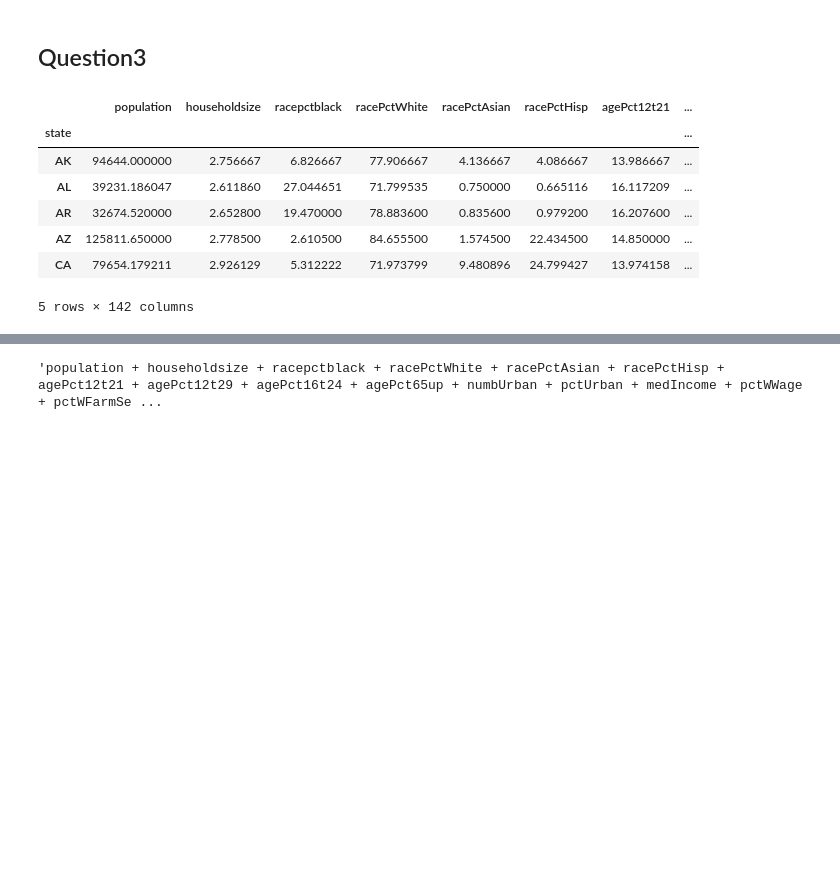
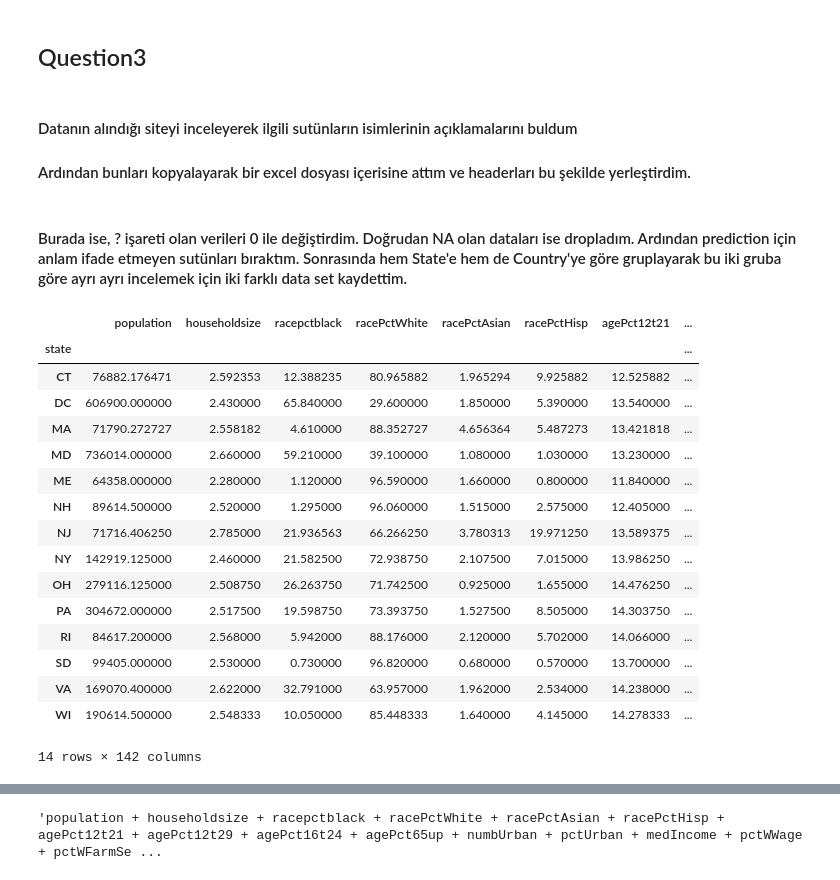
Before and after one commit to Lambd4Velorum/StatisticalDataAnalysis, a Jupyter notebook: HomeWork2.ipynb, the cells around one changed output, grey strips where cells are left out. Cells and saved outputs as stored; diff of their text form; code cells hidden in the pictures; blank space fills up the shorter version.

```diff
--- a/HomeWork2.ipynb
+++ b/HomeWork2.ipynb
@@ -289,3 +385,6 @@ Notes:
 # %% [markdown]
 ## Question3
+# %% [markdown]
+#### Datanın alındığı siteyi inceleyerek ilgili sutünların isimlerinin açıklamalarını buldum
+#### Ardından bunları kopyalayarak bir excel dosyası içerisine attım ve headerları bu şekilde yerleştirdim.
 # %%
@@ -298,24 +396,36 @@ for i in name:
 interconnections = pd.read_csv('https://archive.ics.uci.edu/ml/machine-learning-databases/00211/CommViolPredUnnormalizedData.txt',
                                sep=',',
                                header=None, names = names)
+# %% [markdown]
+#### Burada ise, ? işareti olan verileri 0 ile değiştirdim. Doğrudan NA olan dataları ise dropladım. Ardından prediction için anlam ifade etmeyen sutünları bıraktım. Sonrasında hem State'e hem de Country'ye göre gruplayarak bu iki gruba göre ayrı ayrı incelemek için iki farklı data set kaydettim.
 # %%
 for i in range(len(names)-2):
-    interconnections.loc[:,names[i+2]] = interconnections.loc[:,names[i+2]].replace("?",np.nan).astype(float)
+    interconnections.loc[:,names[i+2]] = interconnections.loc[:,names[i+2]].replace("?",0).astype(float)
 
+interconnections.dropna(inplace=True)
 community = interconnections.drop(columns=["state", "countyCode", "communityCode","fold"])
 communitydata = community.groupby("communityname").mean()
 
 state = interconnections.drop(columns=["communityname", "countyCode", "communityCode","fold"])
 statedata = state.groupby("state").mean()
 # %%
-statedata.head()
+statedata
 #124
 # %% [output]
 |  | population | householdsize | racepctblack | racePctWhite | racePctAsian | racePctHisp | agePct12t21 | ... |
 | state |  |  |  |  |  |  |  | ... |
-| AK | 94644.000000 | 2.756667 | 6.826667 | 77.906667 | 4.136667 | 4.086667 | 13.986667 | ... |
-| AL | 39231.186047 | 2.611860 | 27.044651 | 71.799535 | 0.750000 | 0.665116 | 16.117209 | ... |
-| AR | 32674.520000 | 2.652800 | 19.470000 | 78.883600 | 0.835600 | 0.979200 | 16.207600 | ... |
-| AZ | 125811.650000 | 2.778500 | 2.610500 | 84.655500 | 1.574500 | 22.434500 | 14.850000 | ... |
-| CA | 79654.179211 | 2.926129 | 5.312222 | 71.973799 | 9.480896 | 24.799427 | 13.974158 | ... |
+| CT | 76882.176471 | 2.592353 | 12.388235 | 80.965882 | 1.965294 | 9.925882 | 12.525882 | ... |
+| DC | 606900.000000 | 2.430000 | 65.840000 | 29.600000 | 1.850000 | 5.390000 | 13.540000 | ... |
+| MA | 71790.272727 | 2.558182 | 4.610000 | 88.352727 | 4.656364 | 5.487273 | 13.421818 | ... |
+| MD | 736014.000000 | 2.660000 | 59.210000 | 39.100000 | 1.080000 | 1.030000 | 13.230000 | ... |
+| ME | 64358.000000 | 2.280000 | 1.120000 | 96.590000 | 1.660000 | 0.800000 | 11.840000 | ... |
+| NH | 89614.500000 | 2.520000 | 1.295000 | 96.060000 | 1.515000 | 2.575000 | 12.405000 | ... |
+| NJ | 71716.406250 | 2.785000 | 21.936563 | 66.266250 | 3.780313 | 19.971250 | 13.589375 | ... |
+| NY | 142919.125000 | 2.460000 | 21.582500 | 72.938750 | 2.107500 | 7.015000 | 13.986250 | ... |
+| OH | 279116.125000 | 2.508750 | 26.263750 | 71.742500 | 0.925000 | 1.655000 | 14.476250 | ... |
+| PA | 304672.000000 | 2.517500 | 19.598750 | 73.393750 | 1.527500 | 8.505000 | 14.303750 | ... |
+| RI | 84617.200000 | 2.568000 | 5.942000 | 88.176000 | 2.120000 | 5.702000 | 14.066000 | ... |
+| SD | 99405.000000 | 2.530000 | 0.730000 | 96.820000 | 0.680000 | 0.570000 | 13.700000 | ... |
+| VA | 169070.400000 | 2.622000 | 32.791000 | 63.957000 | 1.962000 | 2.534000 | 14.238000 | ... |
+| WI | 190614.500000 | 2.548333 | 10.050000 | 85.448333 | 1.640000 | 4.145000 | 14.278333 | ... |
-5 rows × 142 columns
+14 rows × 142 columns
```
Also changed, not shown: parts of 27 cells of this notebook.
